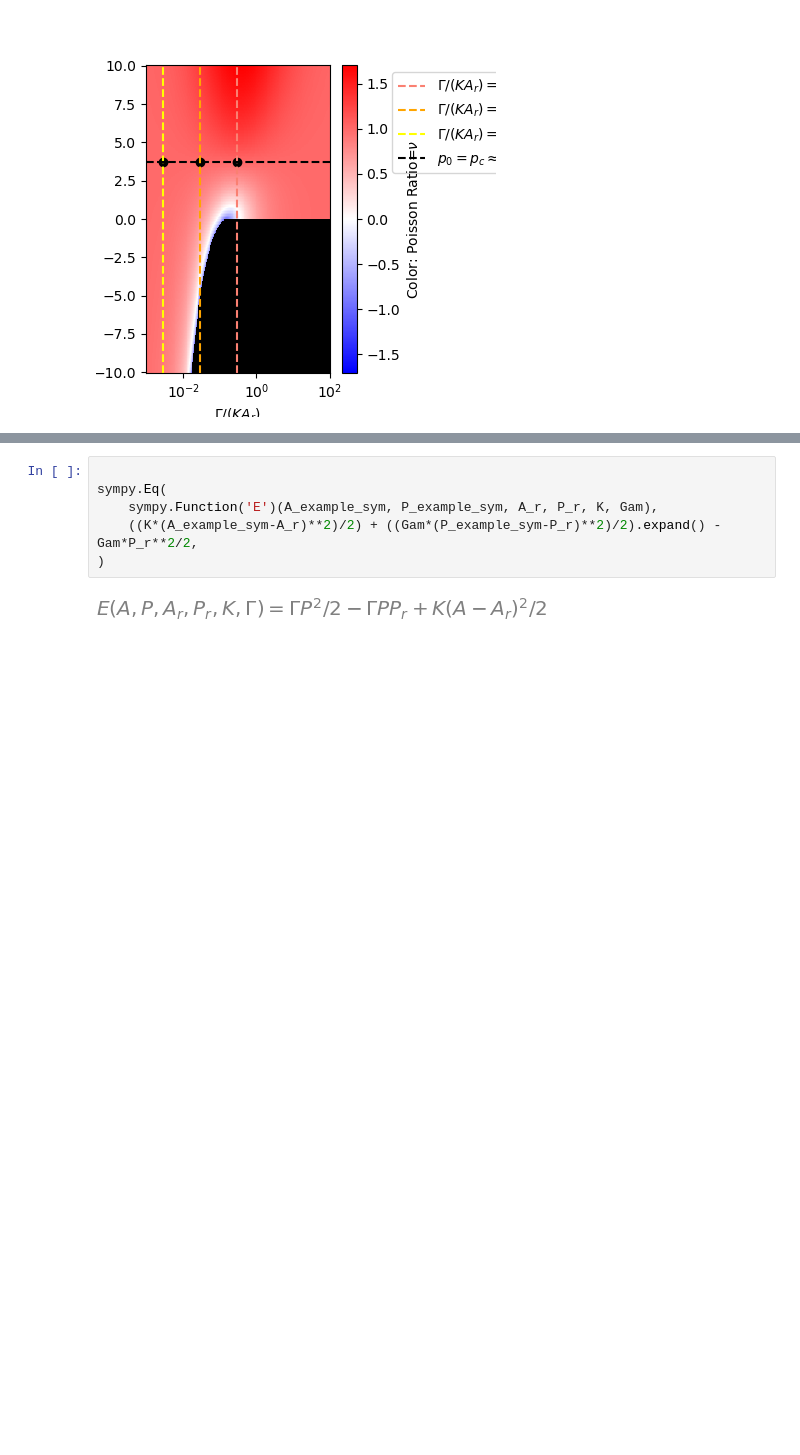
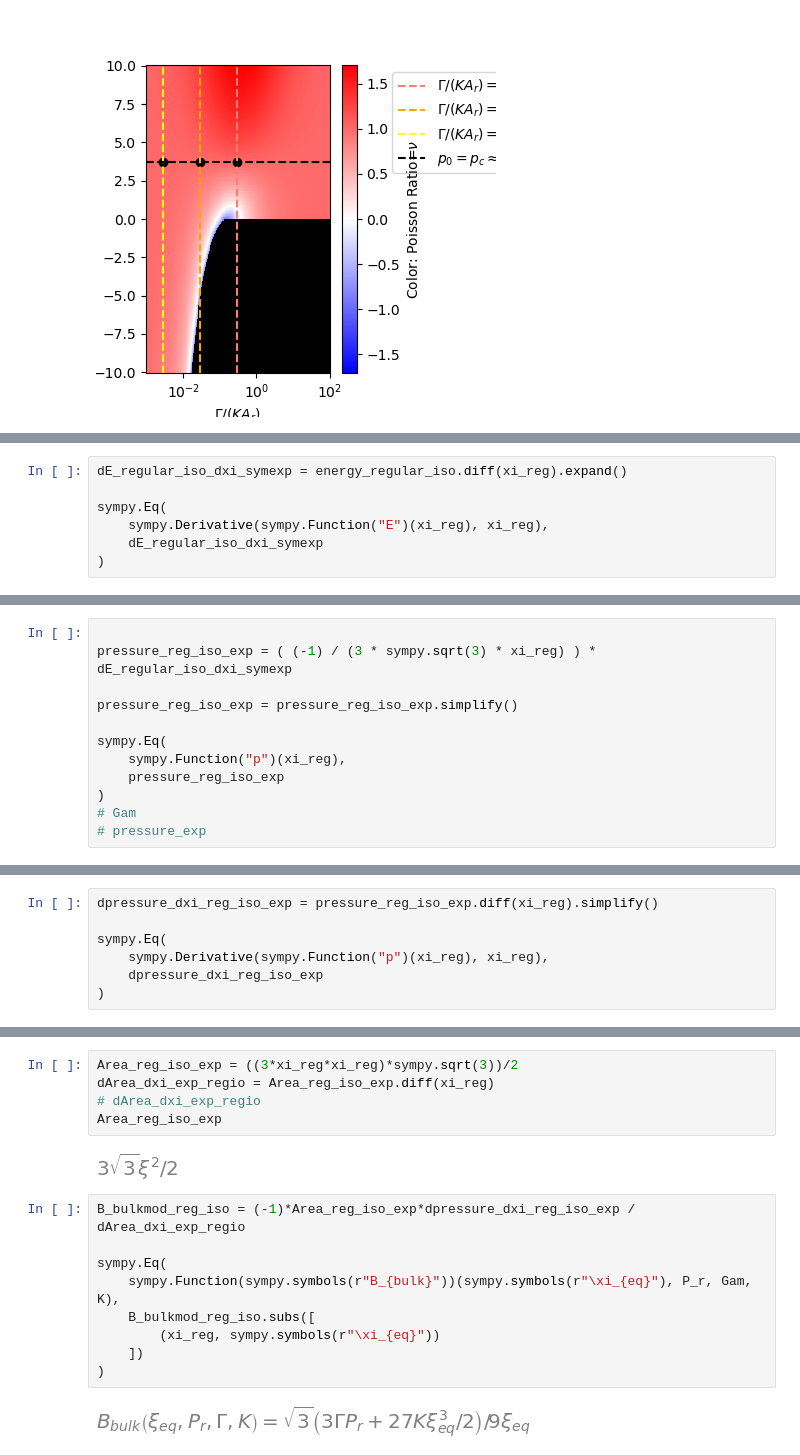
Before and after one commit to frenebo/VMToolkit_pjk, a Jupyter notebook: analytic_notebooks/2024_11_27_sijie_system.ipynb, the cells around one changed output, grey strips where cells are left out. Saved outputs shown, nothing was run; the diff lists cells and outputs as text; blank space fills up the shorter version.

Commit message:
bulk-proportional force working well!

```diff
--- a/analytic_notebooks/2024_11_27_sijie_system.ipynb
+++ b/analytic_notebooks/2024_11_27_sijie_system.ipynb
@@ -512,0 +543,7 @@ sympy.Eq(
+# %%
+dE_regular_iso_dxi_symexp = energy_regular_iso.diff(xi_reg).expand()
+
+sympy.Eq(
+    sympy.Derivative(sympy.Function("E")(xi_reg), xi_reg),
+    dE_regular_iso_dxi_symexp
+)
@@ -512,0 +552,12 @@ sympy.Eq(
+# %%
+
+pressure_reg_iso_exp = ( (-1) / (3 * sympy.sqrt(3) * xi_reg) ) * dE_regular_iso_dxi_symexp
+
+pressure_reg_iso_exp = pressure_reg_iso_exp.simplify()
+
+sympy.Eq(
+    sympy.Function("p")(xi_reg),
+    pressure_reg_iso_exp
+)
+# Gam
+# pressure_exp
@@ -512,0 +566,7 @@ sympy.Eq(
+# %%
+dpressure_dxi_reg_iso_exp = pressure_reg_iso_exp.diff(xi_reg).simplify()
+
+sympy.Eq(
+    sympy.Derivative(sympy.Function("p")(xi_reg), xi_reg),
+    dpressure_dxi_reg_iso_exp
+)
@@ -513,8 +600,18 @@ sympy.Eq(
+# %%
+Area_reg_iso_exp = ((3*xi_reg*xi_reg)*sympy.sqrt(3))/2
+dArea_dxi_exp_regio = Area_reg_iso_exp.diff(xi_reg)
+# dArea_dxi_exp_regio
+Area_reg_iso_exp
+# %% [output]
+[figure, added]
 # %%
+B_bulkmod_reg_iso = (-1)*Area_reg_iso_exp*dpressure_dxi_reg_iso_exp / dArea_dxi_exp_regio
 
 sympy.Eq(
-    sympy.Function('E')(A_example_sym, P_example_sym, A_r, P_r, K, Gam),
-    ((K*(A_example_sym-A_r)**2)/2) + ((Gam*(P_example_sym-P_r)**2)/2).expand() - Gam*P_r**2/2,
+    sympy.Function(sympy.symbols(r"B_{bulk}"))(sympy.symbols(r"\xi_{eq}"), P_r, Gam, K),
+    B_bulkmod_reg_iso.subs([
+        (xi_reg, sympy.symbols(r"\xi_{eq}"))
+    ])
 )
 # %% [output]
-[figure, old version]
+[figure, new version]
```
Also changed, not shown: parts of 14 cells of this notebook, 9 other files.
